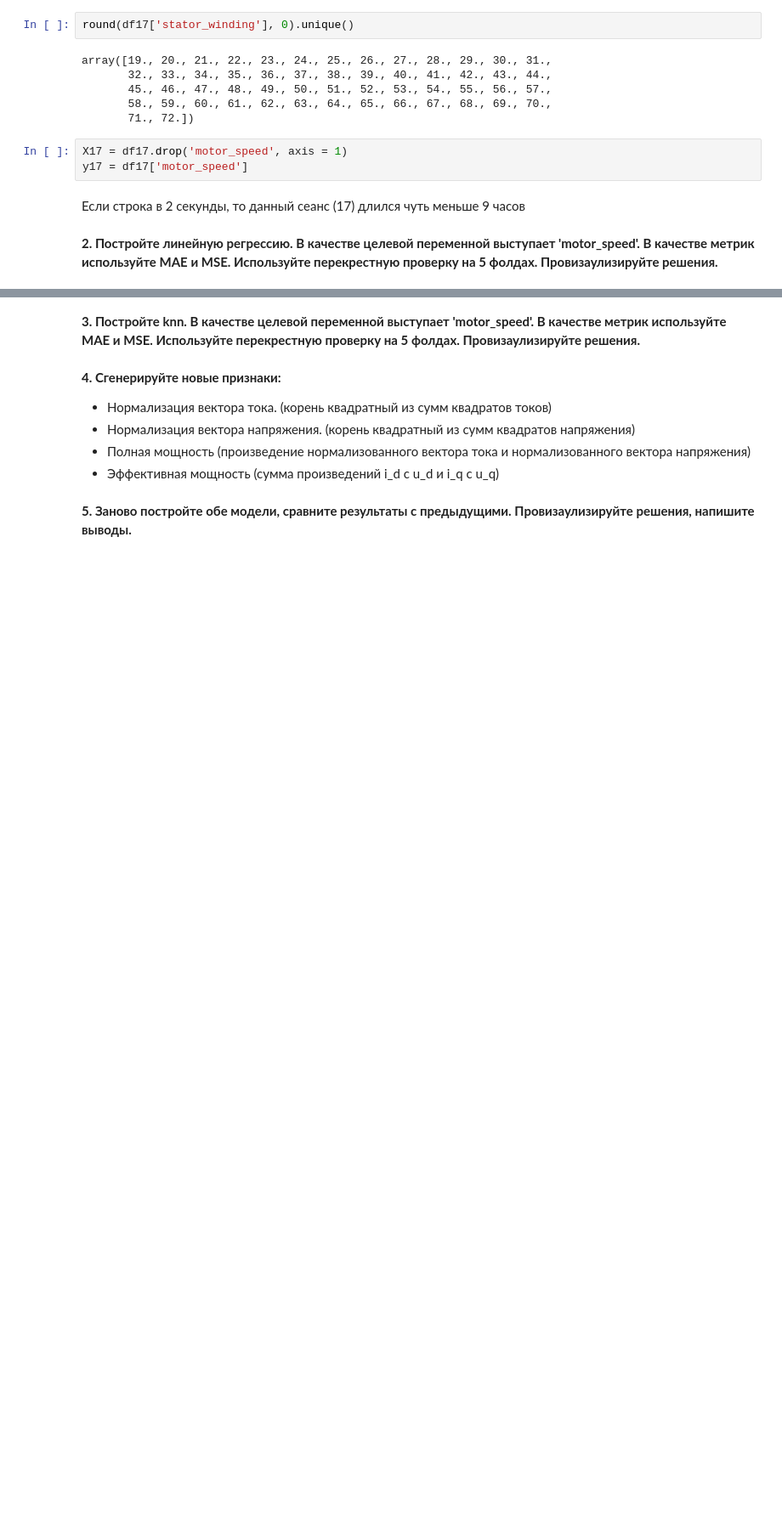
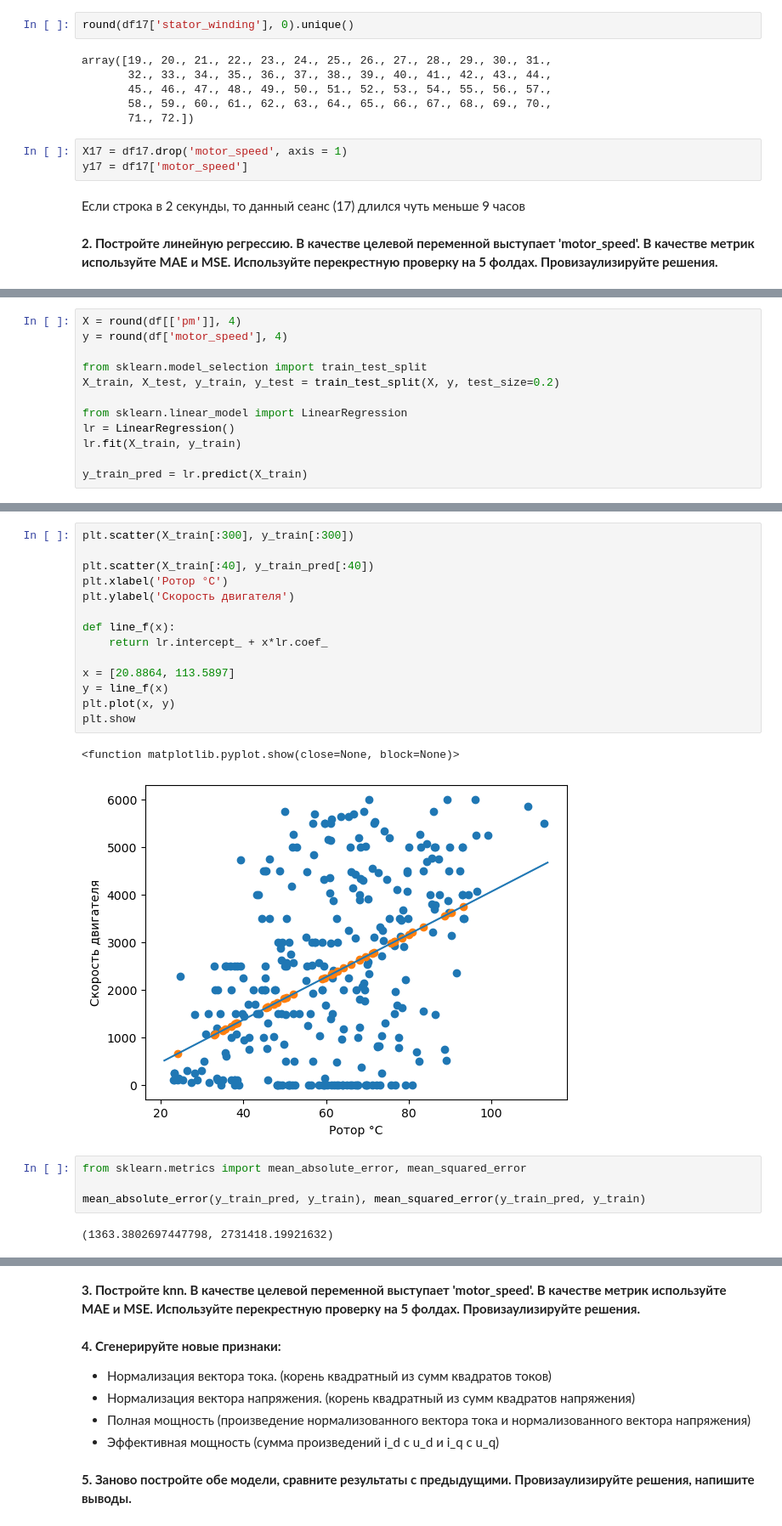
Before and after one commit to Zikarakus/home_works, a Jupyter notebook: linear and knn HW.ipynb, the cells around one changed output, grey strips where cells are left out. Shown: that part at 85% size. Cells and saved outputs as stored; diff of their text form; blank space fills up the shorter version.

```diff
--- a/linear and knn HW.ipynb
+++ b/linear and knn HW.ipynb
@@ -245,0 +229,12 @@ Name: motor_speed, Length: 931571, dtype: float64
+# %%
+X = round(df[['pm']], 4)
+y = round(df['motor_speed'], 4)
+
+from sklearn.model_selection import train_test_split
+X_train, X_test, y_train, y_test = train_test_split(X, y, test_size=0.2)
+
+from sklearn.linear_model import LinearRegression
+lr = LinearRegression()
+lr.fit(X_train, y_train)
+
+y_train_pred = lr.predict(X_train)
@@ -245,0 +257,23 @@ Name: motor_speed, Length: 931571, dtype: float64
+# %%
+plt.scatter(X_train[:300], y_train[:300])
+
+plt.scatter(X_train[:40], y_train_pred[:40])
+plt.xlabel('Ротор °C')
+plt.ylabel('Скорость двигателя')
+
+def line_f(x):
+    return lr.intercept_ + x*lr.coef_
+
+x = [20.8864, 113.5897]
+y = line_f(x)
+plt.plot(x, y)
+plt.show
+# %% [output]
+<function matplotlib.pyplot.show(close=None, block=None)>
+[figure, added]
+# %%
+from sklearn.metrics import mean_absolute_error, mean_squared_error
+
+mean_absolute_error(y_train_pred, y_train), mean_squared_error(y_train_pred, y_train)
+# %% [output]
+(1363.3802697447798, 2731418.19921632)
```
Also changed, not shown: parts of 54 cells of this notebook.
